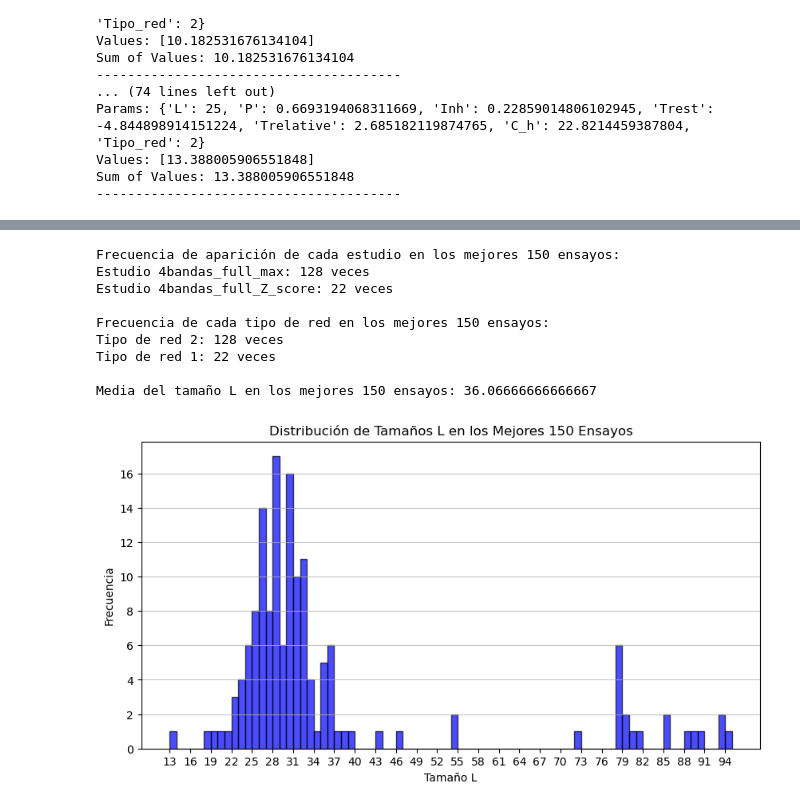
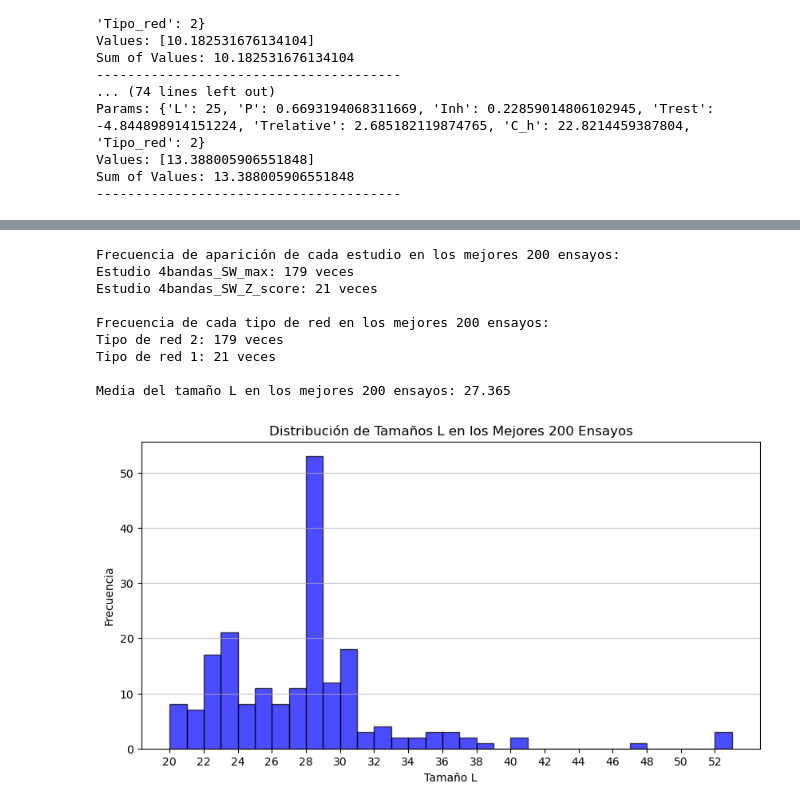
Before and after one commit to juanmillan03/Tesis-CA, a Jupyter notebook: Codigos/V5_G(NP)_python/Analisis.ipynb, the cells around one changed output, grey strips where cells are left out. Saved outputs shown, nothing was run; the diff lists cells and outputs as text; code cells hidden in the pictures.

```diff
--- a/Codigos/V5_G(NP)_python/Analisis.ipynb
+++ b/Codigos/V5_G(NP)_python/Analisis.ipynb
@@ -32,8 +32,11 @@ for file_name in os.listdir(study_directory):
             trial.study_name = study_name  # Asignar el nombre del estudio al ensayo
             all_trials_global.append(trial)
 
+
+number_top=200
+
 # Ordenar todos los ensayos válidos de todos los estudios por la suma de los valores de los objetivos
-best_trials_global = sorted(all_trials_global, key=lambda t: sum(t.values))[:150]  # Tomar los mejores 150
+best_trials_global = sorted(all_trials_global, key=lambda t: sum(t.values))[:number_top]  # Tomar los mejores 150
 
 for i, trial in enumerate(best_trials_global[:15]):
     print(f"Global Trial {i + 1}:")
@@ -77,43 +195,43 @@ for network_type in network_types:
     network_type_frequency_count[network_type] += 1
 
 for size in sizes:
     size_frequency_count[size] += 1  # Contar la frecuencia de cada tamaño L
 
 # Mostrar la frecuencia de aparición de cada estudio en los mejores 150 ensayos
-print("\nFrecuencia de aparición de cada estudio en los mejores 150 ensayos:")
+print(f"\nFrecuencia de aparición de cada estudio en los mejores {number_top} ensayos:")
 for study_name, count in study_frequency_count.items():
     print(f"Estudio {study_name}: {count} veces")
 
 # Mostrar la frecuencia de cada tipo de red en los mejores 150 ensayos
-print("\nFrecuencia de cada tipo de red en los mejores 150 ensayos:")
+print(f"\nFrecuencia de cada tipo de red en los mejores {number_top} ensayos:")
 for network_type, count in network_type_frequency_count.items():
     print(f"Tipo de red {network_type}: {count} veces")
 
 # # Mostrar la frecuencia de cada tamaño L en los mejores 150 ensayos
 # print("\nFrecuencia de cada tamaño L en los mejores 150 ensayos:")
 # for size, count in size_frequency_count.items():
 #     print(f"Tamaño L {size}: {count} veces")
 
 mean_size = np.mean(sizes)
-print(f"\nMedia del tamaño L en los mejores 150 ensayos: {mean_size}")
+print(f"\nMedia del tamaño L en los mejores {number_top} ensayos: {mean_size}")
 
 # Graficar la distribución de los tamaños L
 plt.figure(figsize=(10, 5))
 plt.hist(sizes, bins=range(min(sizes), max(sizes) + 1), alpha=0.7, color='blue', edgecolor='black')
-plt.title('Distribución de Tamaños L en los Mejores 150 Ensayos')
+plt.title(f'Distribución de Tamaños L en los Mejores {number_top} Ensayos')
 plt.xlabel('Tamaño L')
 plt.ylabel('Frecuencia')
-plt.xticks(range(min(sizes), max(sizes) + 1,3))
+plt.xticks(range(min(sizes), max(sizes) + 1,2))
 plt.grid(axis='y', alpha=0.75)
 plt.show()
 # %% [output]
-Frecuencia de aparición de cada estudio en los mejores 150 ensayos:
-Estudio 4bandas_full_max: 128 veces
-Estudio 4bandas_full_Z_score: 22 veces
+Frecuencia de aparición de cada estudio en los mejores 200 ensayos:
+Estudio 4bandas_SW_max: 179 veces
+Estudio 4bandas_SW_Z_score: 21 veces
 
-Frecuencia de cada tipo de red en los mejores 150 ensayos:
-Tipo de red 2: 128 veces
-Tipo de red 1: 22 veces
+Frecuencia de cada tipo de red en los mejores 200 ensayos:
+Tipo de red 2: 179 veces
+Tipo de red 1: 21 veces
 
-Media del tamaño L en los mejores 150 ensayos: 36.06666666666667
+Media del tamaño L en los mejores 200 ensayos: 27.365
-[figure, old version]
+[figure, new version]
```
Also changed, not shown: parts of 9 cells of this notebook, 58 other files.
